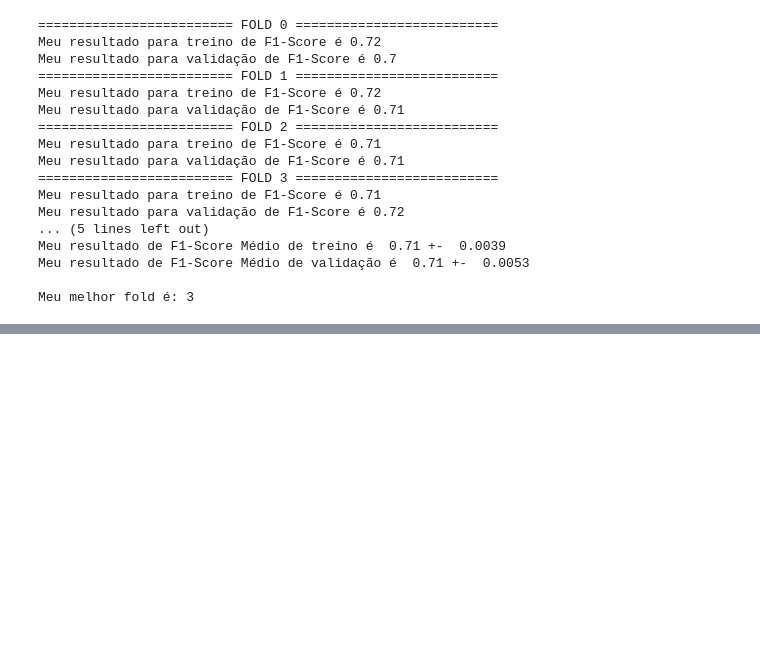
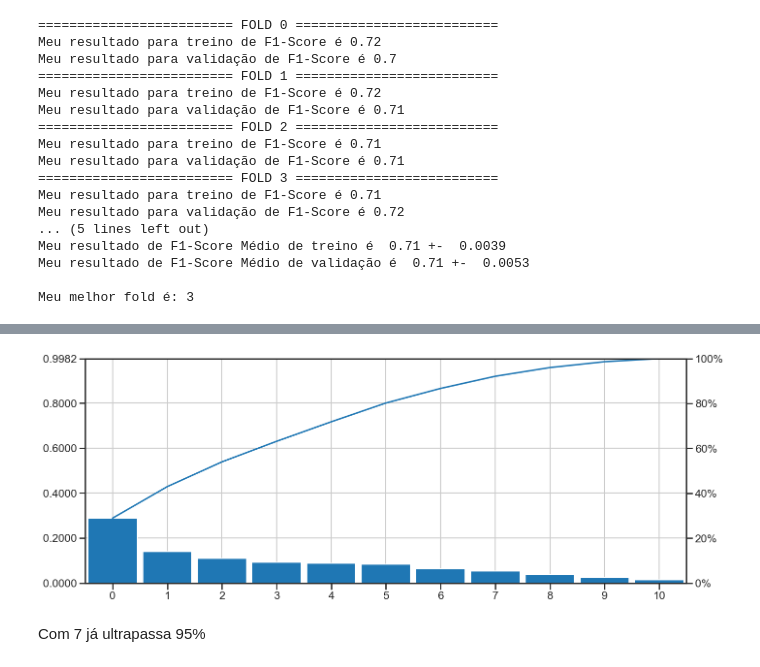
Before and after one commit to FabioRochaPoeta/redesneurais, a Jupyter notebook: FabioRocha_RedesNeurais.ipynb, the cells around one changed output, grey strips where cells are left out. Drawn from its saved outputs; the diff is of its cells as text; code cells hidden in the pictures; blank space fills up the shorter version.

```diff
--- a/FabioRocha_RedesNeurais.ipynb
+++ b/FabioRocha_RedesNeurais.ipynb
@@ -454,8 +456,8 @@ pd.DataFrame(logit.predict_proba(X_test_scaled))
 1293 rows × 2 columns
 # %%
-# Caso precise usar pareto
+# Usando Pareto
 
-!pip install rogeriopradoj-paretochart
+# !pip install rogeriopradoj-paretochart
 
 from sklearn.decomposition import PCA
 from paretochart.paretochart import pareto
@@ -467,10 +469,5 @@ fig, ax = plt.subplots(1, 1, figsize=(16, 6))
 pareto(pca.explained_variance_ratio_)
 ax.grid()
 
-pca= PCA(n_components=11)
-pca.fit(df_pt)
-
-fig, ax = plt.subplots(1, 1, figsize=(16, 6))
-pareto(pca.explained_variance_ratio_)
-ax.grid()
+pd.DataFrame(pca.components_.T, columns=[f'PC{d}' for d in range(11)], index=df_ss.columns)
 # %% [output]
@@ -493,0 +487,3 @@ Successfully installed rogeriopradoj-paretochart-2.0.0
+[figure, added]
+# %% [markdown]
+Com 7 já ultrapassa 95%
```
Also changed, not shown: parts of 7 cells of this notebook.
